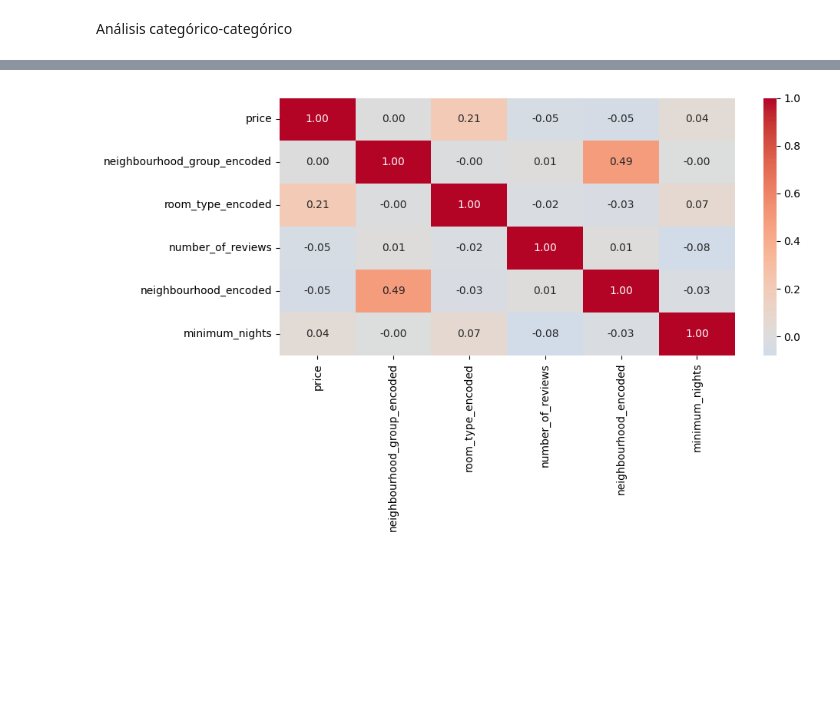
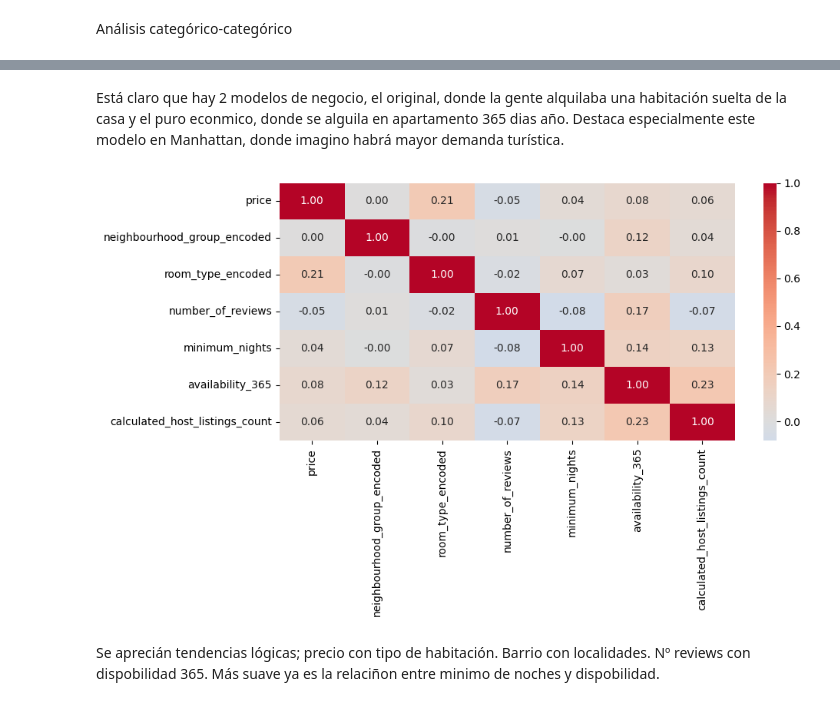
Before and after one commit to 4GeeksAcademy/Finarosalina_proyecto_EDA, a Jupyter notebook: src/explore.ipynb, the cells around one changed output, grey strips where cells are left out. Cells and saved outputs as stored; diff of their text form; code cells hidden in the pictures; blank space fills up the shorter version.

```diff
--- a/src/explore.ipynb
+++ b/src/explore.ipynb
@@ -51,13 +55,10 @@ ds.head()
 # %%
 # Limpiar texto:
-
-# Función de limpieza de texto
 def clean_text(text):
-    text = text.strip().lower()  # Convertir a minúsculas y eliminar espacios extra
-    text = ''.join(e for e in text if e.isalnum() or e.isspace())  # Eliminar caracteres no alfabéticos (excepto espacio)
+    if isinstance(text, str):  # Verifica si el valor es de tipo string
+        text = text.strip().lower()  # Convertir a minúsculas y eliminar espacios extra
+        text = ''.join(e for e in text if e.isalnum() or e.isspace())  # Eliminar caracteres no alfabéticos (excepto espacio)
     return text
 
-# Aplicar la función clean_text a todas las columnas que contienen texto
+# Aplicar la función clean_text solo a las columnas de tipo 'object' (texto)
 ds[ds.select_dtypes(include=["object"]).columns] = ds.select_dtypes(include=["object"]).applymap(clean_text)
-
-print(ds.head())
@@ -198,17 +261,17 @@ No se aprecia relación de depencia, ni positiva ni negativa entre número de nu
 fig, axis = plt.subplots(2, 2, figsize = (10, 7))
 
 # Convertir la columna 'neighbourhood_group' a valores numéricos
-ds_limpio['neighbourhood_encoded'] = pd.factorize(ds_limpio['neighbourhood'])[0]
+ds['neighbourhood_encoded'] = pd.factorize(ds['neighbourhood'])[0]
 
 # Crear un diagrama de dispersión múltiple
-sns.regplot(ax = axis[0, 0], data = ds_limpio, x = "host_id", y = "price")
-sns.heatmap(ds_limpio[["price", "host_id"]].corr(), annot = True, fmt = ".2f", ax = axis[1, 0], cbar = False)
+sns.regplot(ax = axis[0, 0], data = ds, x = "host_id", y = "price")
+sns.heatmap(ds[["price", "host_id"]].corr(), annot = True, fmt = ".2f", ax = axis[1, 0], cbar = False)
 
 # Usar la columna 'neighbourhood_group_encoded' para calcular la correlación
-sns.heatmap(ds_limpio[["price", "neighbourhood_encoded"]].corr(), annot = True, fmt = ".2f", ax = axis[1, 1], cbar = False)
+sns.heatmap(ds[["price", "neighbourhood_encoded"]].corr(), annot = True, fmt = ".2f", ax = axis[1, 1], cbar = False)
 
 
-sns.scatterplot(ax=axis[0, 1], data=ds_limpio, x="neighbourhood_encoded", y="price")
+sns.scatterplot(ax=axis[0, 1], data=ds, x="neighbourhood_encoded", y="price")
 
 # Ajustar el layout
 plt.tight_layout()
@@ -222,17 +285,17 @@ plt.show()
 fig, axis = plt.subplots(2, 2, figsize = (10, 7))
 
 # Convertir la columna 'neighbourhood_group' a valores numéricos
-ds_limpio['neighbourhood_group_encoded'] = pd.factorize(ds_limpio['neighbourhood_group'])[0]
+ds['neighbourhood_group_encoded'] = pd.factorize(ds['neighbourhood_group'])[0]
 
 # Crear un diagrama de dispersión múltiple
-sns.regplot(ax = axis[0, 0], data = ds_limpio, x = "host_id", y = "price")
-sns.heatmap(ds_limpio[["price", "host_id"]].corr(), annot = True, fmt = ".2f", ax = axis[1, 0], cbar = False)
+sns.regplot(ax = axis[0, 0], data = ds, x = "host_id", y = "price")
+sns.heatmap(ds[["price", "host_id"]].corr(), annot = True, fmt = ".2f", ax = axis[1, 0], cbar = False)
 
 # Usar la columna 'neighbourhood_group_encoded' para calcular la correlación
-sns.heatmap(ds_limpio[["price", "neighbourhood_group_encoded"]].corr(), annot = True, fmt = ".2f", ax = axis[1, 1], cbar = False)
+sns.heatmap(ds[["price", "neighbourhood_group_encoded"]].corr(), annot = True, fmt = ".2f", ax = axis[1, 1], cbar = False)
 
 # Usar un gráfico de dispersión con la columna 'neighbourhood_group_encoded'
-sns.scatterplot(ax=axis[0, 1], data=ds_limpio, x="neighbourhood_group_encoded", y="price")
+sns.scatterplot(ax=axis[0, 1], data=ds, x="neighbourhood_group_encoded", y="price")
 
 # Ajustar el layout
 plt.tight_layout()
@@ -266,21 +326,23 @@ A la vista de estos valores, habría que eliminas estas columnas, ya que no apor
+# %% [markdown]
+Está claro que hay 2 modelos de negocio, el original, donde la gente alquilaba una habitación suelta de la casa y el puro econmico, donde se alguila en apartamento 365 dias año. Destaca especialmente este modelo en Manhattan, donde imagino habrá mayor demanda turística.
 # %%
 # Convertir columnas categóricas en valores numéricos
 ds["neighbourhood_group_encoded"] = pd.factorize(ds["neighbourhood_group"])[0]
 ds["room_type_encoded"] = pd.factorize(ds["room_type"])[0]
-ds["neighbourhood_encoded"] = pd.factorize(ds["neighbourhood"])[0]  # Codificar 'neighbourhood'
+ds["neighbourhood_encoded"] = pd.factorize(ds["neighbourhood"])[0]
 
 # Seleccionar solo las columnas numéricas para el cálculo de la correlación
-corr_data = ds[["price", "neighbourhood_group_encoded", "room_type_encoded", "number_of_reviews", "neighbourhood_encoded", "minimum_nights"]]
+corr_data = ds[["price","neighbourhood_group_encoded","room_type_encoded","number_of_reviews","minimum_nights","availability_365","calculated_host_listings_count"]]
 
 # Calcular la matriz de correlación
 corr_matrix = corr_data.corr()
 
-# Crear un mapa de calor de la matriz de correlación
 fig, axis = plt.subplots(figsize=(10, 6))
 sns.heatmap(corr_matrix, annot=True, fmt=".2f", cmap="coolwarm", center=0)
 
-# Ajustar el layout para evitar superposiciones y mostrar el gráfico
 plt.tight_layout()
 plt.show()
 # %% [output]
-[figure, old version]
+[figure, new version]
+# %% [markdown]
+Se aprecián tendencias lógicas; precio con tipo de habitación. Barrio con localidades. Nº reviews con dispobilidad 365. Más suave ya es la relaciñon entre minimo de noches y dispobilidad.
```
Also changed, not shown: parts of 24 cells of this notebook.
